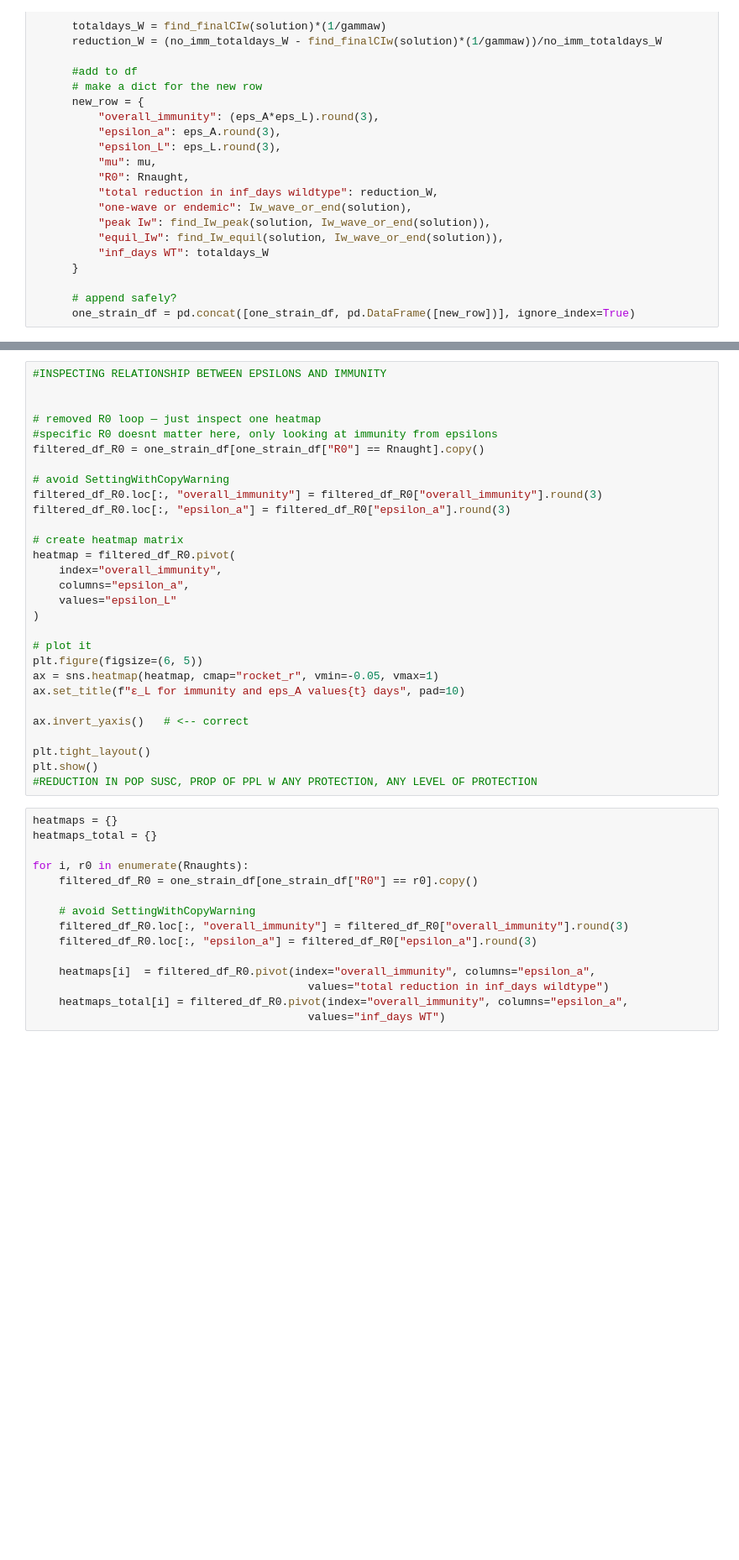
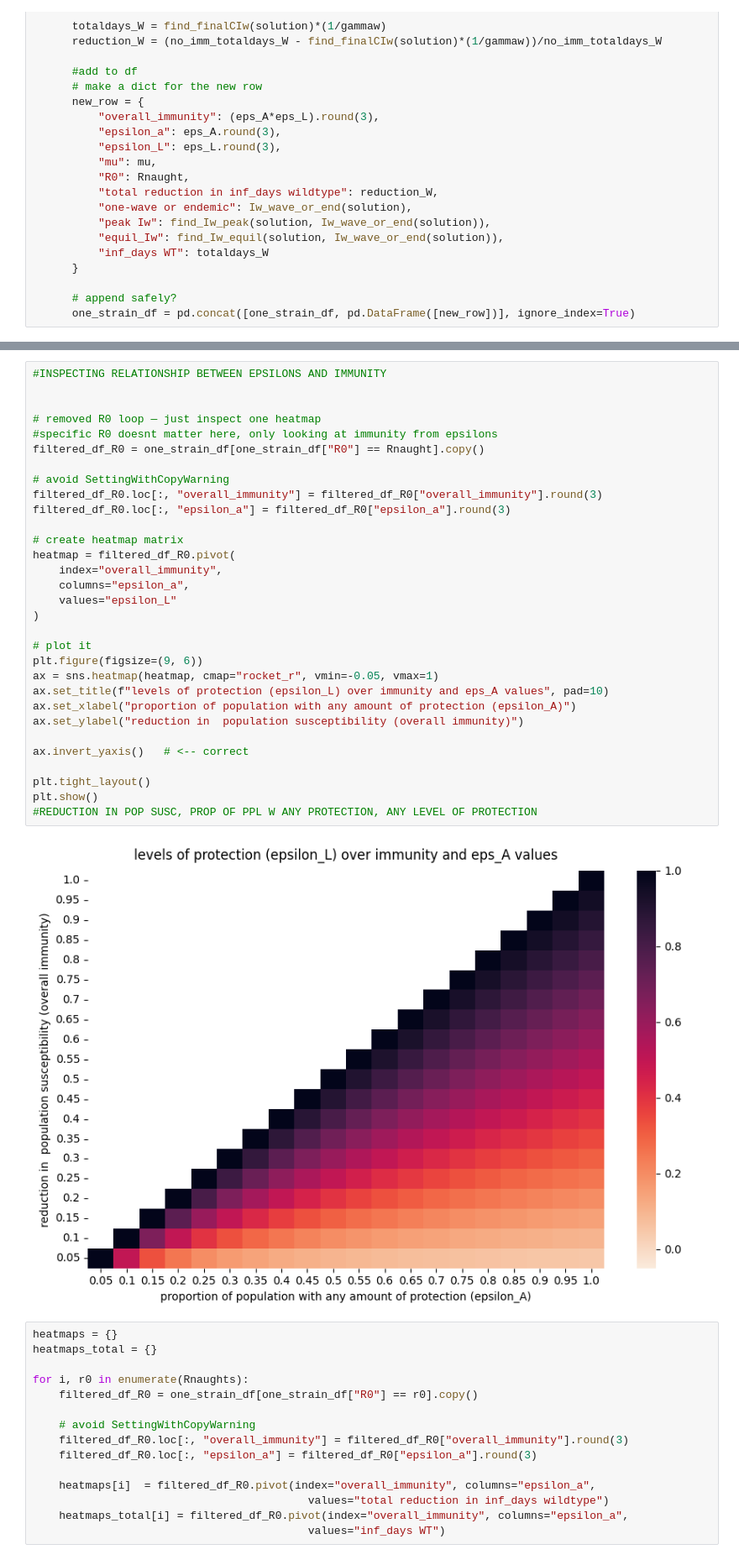
Before and after one commit to condusinew/jolted-UGs-1, a Jupyter notebook: SIR_mode_natimm.ipynb, the cells around one changed output, grey strips where cells are left out. Shown at 84% size. Saved outputs shown, nothing was run; the diff lists cells and outputs as text; blank space fills up the shorter version.

```diff
--- a/SIR_mode_natimm.ipynb
+++ b/SIR_mode_natimm.ipynb
@@ -1424,32 +1548,36 @@ one_strain_df
 # %%
 #INSPECTING RELATIONSHIP BETWEEN EPSILONS AND IMMUNITY
 
 
 # removed R0 loop — just inspect one heatmap
 #specific R0 doesnt matter here, only looking at immunity from epsilons
 filtered_df_R0 = one_strain_df[one_strain_df["R0"] == Rnaught].copy()
 
 # avoid SettingWithCopyWarning
 filtered_df_R0.loc[:, "overall_immunity"] = filtered_df_R0["overall_immunity"].round(3)
 filtered_df_R0.loc[:, "epsilon_a"] = filtered_df_R0["epsilon_a"].round(3)
 
 # create heatmap matrix
 heatmap = filtered_df_R0.pivot(
     index="overall_immunity",
     columns="epsilon_a",
     values="epsilon_L"
 )
 
 # plot it
-plt.figure(figsize=(6, 5))
+plt.figure(figsize=(9, 6))
 ax = sns.heatmap(heatmap, cmap="rocket_r", vmin=-0.05, vmax=1)
-ax.set_title(f"ε_L for immunity and eps_A values{t} days", pad=10)
+ax.set_title(f"levels of protection (epsilon_L) over immunity and eps_A values", pad=10)
+ax.set_xlabel("proportion of population with any amount of protection (epsilon_A)")
+ax.set_ylabel("reduction in  population susceptibility (overall immunity)")
 
 ax.invert_yaxis()   # <-- correct
 
 plt.tight_layout()
 plt.show()
 #REDUCTION IN POP SUSC, PROP OF PPL W ANY PROTECTION, ANY LEVEL OF PROTECTION
+# %% [output]
+[figure, added]
 # %%
 heatmaps = {}
 heatmaps_total = {}
```
Also changed, not shown: parts of 66 cells of this notebook.
